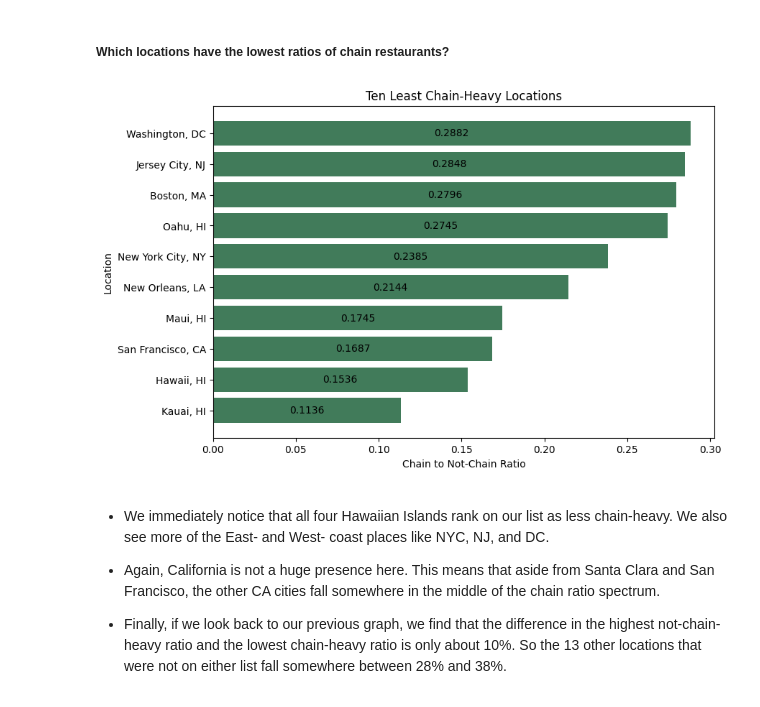
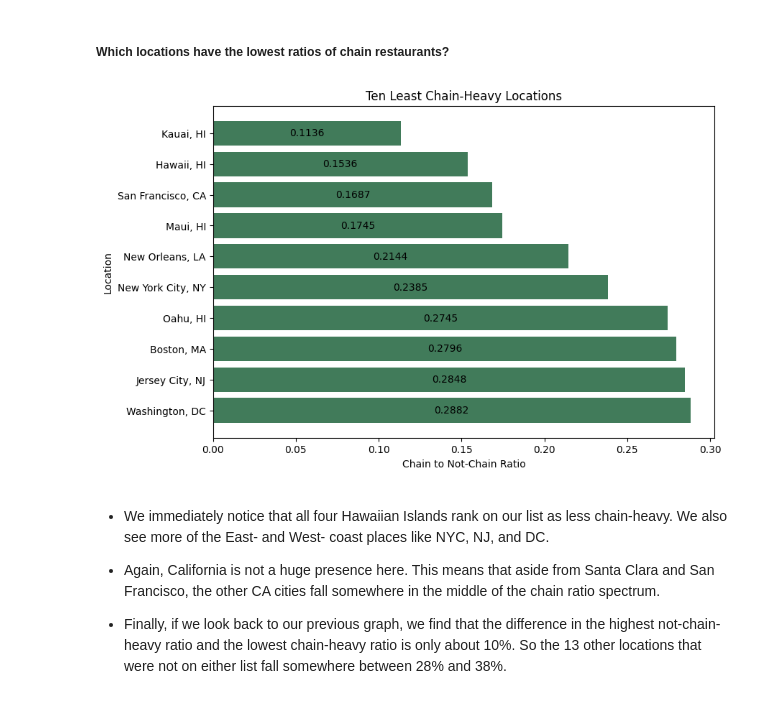
Before and after one commit to cynthia-rodriguez1/wfh-location-recommender, a Jupyter notebook: notebooks/02_eda.ipynb, the cells around one changed output. Cells and saved outputs as stored; diff of their text form; code cells hidden in the pictures.

```diff
--- a/notebooks/02_eda.ipynb
+++ b/notebooks/02_eda.ipynb
@@ -287,14 +248,14 @@ plt.show();
 # %%
 least_chainy = chain_ratios_df.sort_values('chain_ratio', ascending=False).tail(10)
 
 fig, ax = plt.subplots(figsize = (9,6))
 
-low_chain_ratio_plot = ax.barh(y = least_chainy['city'][::-1], width= least_chainy['chain_ratio'][::-1], color='#417B5A')
+low_chain_ratio_plot = ax.barh(y = least_chainy['city'], width= least_chainy['chain_ratio'], color='#417B5A')
 ax.bar_label(low_chain_ratio_plot, label_type='center')
 ax.set(title='Ten Least Chain-Heavy Locations', xlabel='Chain to Not-Chain Ratio', ylabel='Location')
 plt.show();
 # %% [output]
-[figure, old version]
+[figure, new version]
 # %% [markdown]
 - We immediately notice that all four Hawaiian Islands rank on our list as less chain-heavy. We also see more of the East- and West- coast places like NYC, NJ, and DC.
 
```
Also changed, not shown: parts of 64 cells of this notebook, 39 other files.
